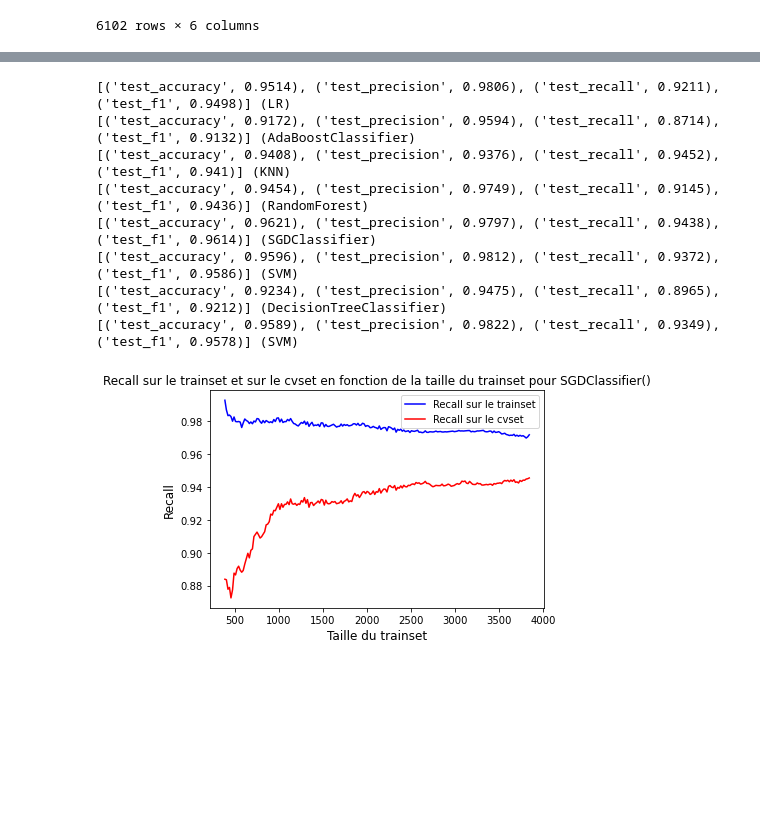
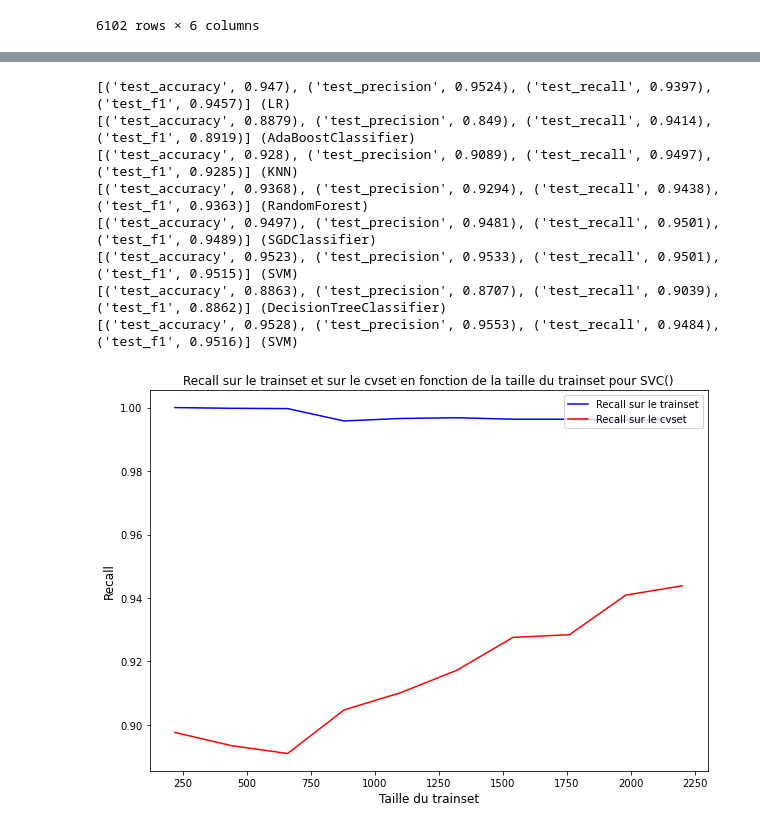
Before and after one commit to lolodino77/classification_texte_articles, a Jupyter notebook: 2_model_selection.ipynb, the cells around one changed output, grey strips where cells are left out. Drawn from its saved outputs; the diff is of its cells as text; code cells hidden in the pictures; blank space fills up the shorter version.

```diff
--- a/2_model_selection.ipynb
+++ b/2_model_selection.ipynb
@@ -141,7 +143,6 @@ models.append(('RandomForest', RandomForestClassifier()))
 models.append(('SGDClassifier', SGDClassifier()))
 models.append(('SVM', SVC()))
 models.append(('DecisionTreeClassifier', DecisionTreeClassifier()))
-models.append(('SVM', SVC()))
 
 # evaluate each model in turn
 results = []
@@ -158,14 +159,14 @@ for name, model in models:
         cv_results[k] = round(np.mean(scores), 4) #on fait la moyenne de chaque score (rappel, precision, etc.) pour les k experiences
     print((str(list(cv_results.items())[2:])+" ({0})").format(name)) #2: pour ignorer les info inutiles
 # %% [output]
-[('test_accuracy', 0.9514), ('test_precision', 0.9806), ('test_recall', 0.9211), ('test_f1', 0.9498)] (LR)
-[('test_accuracy', 0.9172), ('test_precision', 0.9594), ('test_recall', 0.8714), ('test_f1', 0.9132)] (AdaBoostClassifier)
-[('test_accuracy', 0.9408), ('test_precision', 0.9376), ('test_recall', 0.9452), ('test_f1', 0.941)] (KNN)
-[('test_accuracy', 0.9454), ('test_precision', 0.9749), ('test_recall', 0.9145), ('test_f1', 0.9436)] (RandomForest)
-[('test_accuracy', 0.9621), ('test_precision', 0.9797), ('test_recall', 0.9438), ('test_f1', 0.9614)] (SGDClassifier)
-[('test_accuracy', 0.9596), ('test_precision', 0.9812), ('test_recall', 0.9372), ('test_f1', 0.9586)] (SVM)
-[('test_accuracy', 0.9234), ('test_precision', 0.9475), ('test_recall', 0.8965), ('test_f1', 0.9212)] (DecisionTreeClassifier)
-[('test_accuracy', 0.9589), ('test_precision', 0.9822), ('test_recall', 0.9349), ('test_f1', 0.9578)] (SVM)
+[('test_accuracy', 0.947), ('test_precision', 0.9524), ('test_recall', 0.9397), ('test_f1', 0.9457)] (LR)
+[('test_accuracy', 0.8879), ('test_precision', 0.849), ('test_recall', 0.9414), ('test_f1', 0.8919)] (AdaBoostClassifier)
+[('test_accuracy', 0.928), ('test_precision', 0.9089), ('test_recall', 0.9497), ('test_f1', 0.9285)] (KNN)
+[('test_accuracy', 0.9368), ('test_precision', 0.9294), ('test_recall', 0.9438), ('test_f1', 0.9363)] (RandomForest)
+[('test_accuracy', 0.9497), ('test_precision', 0.9481), ('test_recall', 0.9501), ('test_f1', 0.9489)] (SGDClassifier)
+[('test_accuracy', 0.9523), ('test_precision', 0.9533), ('test_recall', 0.9501), ('test_f1', 0.9515)] (SVM)
+[('test_accuracy', 0.8863), ('test_precision', 0.8707), ('test_recall', 0.9039), ('test_f1', 0.8862)] (DecisionTreeClassifier)
+[('test_accuracy', 0.9528), ('test_precision', 0.9553), ('test_recall', 0.9484), ('test_f1', 0.9516)] (SVM)
 # %%
 # Learning curves du modele selectionne : performances du modele en fonction de la taille du trainset
 from sklearn.model_selection import learning_curve
@@ -199,18 +200,18 @@ def get_learning_curve(model, X_train, y_train, cv_param, scoring, train_sizes,
 
 k = 10
 # kfold = StratifiedKFold(n_splits=k, random_state=None, shuffle=True) #n_splits = k de la k-fold cv, le nombre de fold
-kfold = RepeatedStratifiedKFold(n_splits=k, n_repeats=10, random_state=None)
+kfold = RepeatedStratifiedKFold(n_splits=k, n_repeats=2, random_state=None)
 scoring = 'accuracy'
 cv_param = kfold
-num_experiences = 200
+num_experiences = 10
 train_sizes = np.linspace(0.1, 1.0, num_experiences)
 # train_sizes = np.linspace(0.001, 1.0, num_experiences)
 n_jobs = -1
 # %%
-model = SGDClassifier()
+model = SVC()
 get_learning_curve(model, X_train_tfidf, y_train, cv_param, "recall", train_sizes, n_jobs)
 # %% [output]
-[figure, old version]
+[figure, new version]
 # %%
 get_learning_curve(model, X_train_tfidf, y_train, cv_param, "accuracy", train_sizes, n_jobs)
 # %% [output]
```
Also changed, not shown: parts of 27 cells of this notebook, 5 other files.
